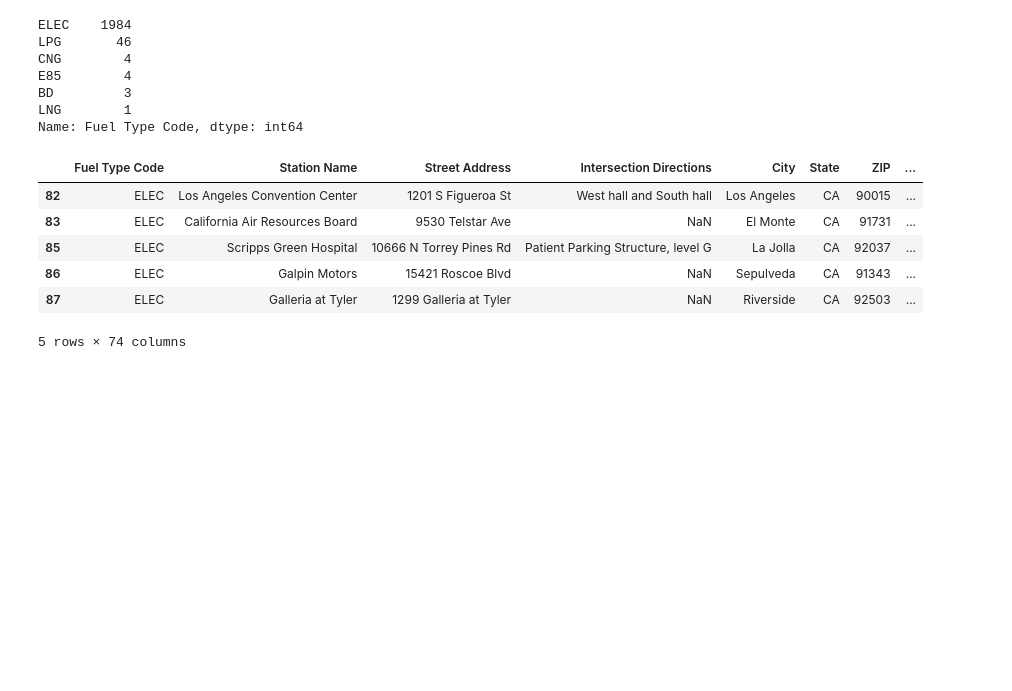
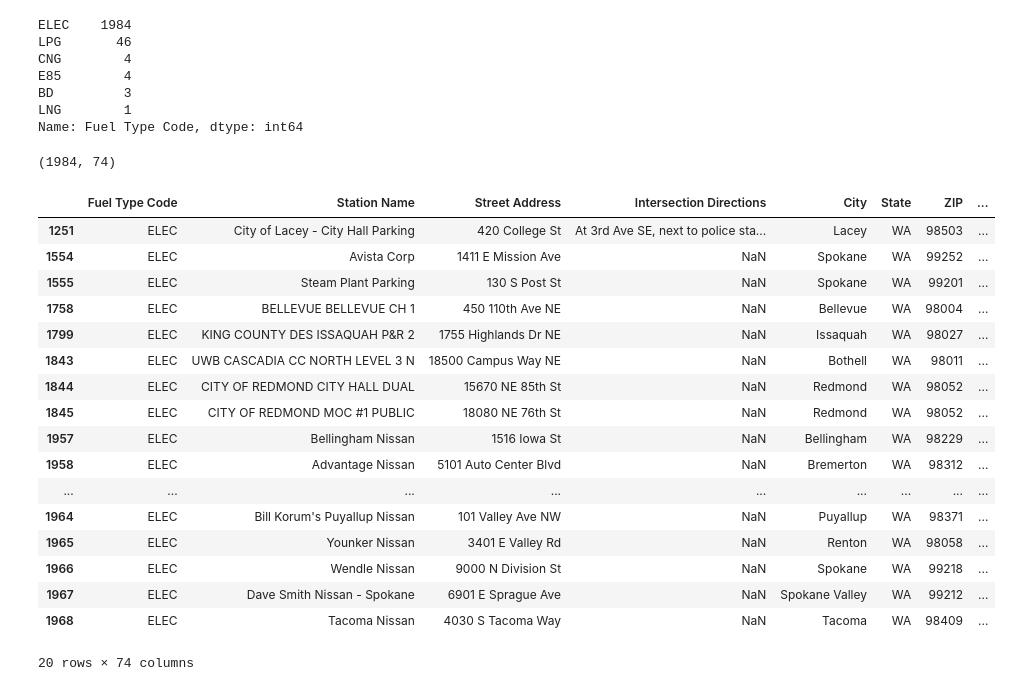
Before and after one commit to bamarasingam/BEV-growth-washington, a Jupyter notebook: EDA/fuel_station_eda.ipynb, the cells around one changed output. Cells and saved outputs as stored; diff of their text form; code cells hidden in the pictures; blank space fills up the shorter version.

```diff
--- a/EDA/fuel_station_eda.ipynb
+++ b/EDA/fuel_station_eda.ipynb
@@ -24,5 +7,5 @@ ev_pop_data.shape
 # %%
-fuel_stations = pd.read_csv('datasets/alt_fuel_stations.csv')
+fuel_stations = pd.read_csv('../../datasets/alt_fuel_stations.csv')
 #https://afdc.energy.gov/stations/#/analyze
 fuel_stations.head()
 # %% [output]
@@ -51,14 +34,29 @@ LNG        1
 Name: Fuel Type Code, dtype: int64
 # %%
 #Need to filter df to only include ELEC for Fuel Type Code
-df = fuel_stations[fuel_stations['Fuel Type Code'] == 'ELEC']
+df = df[df['Fuel Type Code'] == 'ELEC']
 # %%
-df.head()
+df.shape
 # %% [output]
-|  | Fuel Type Code | Station Name | Street Address | Intersection Directions | City | State | ZIP | ... |
-| 82 | ELEC | Los Angeles Convention Center | 1201 S Figueroa St | West hall and South hall | Los Angeles | CA | 90015 | ... |
-| 83 | ELEC | California Air Resources Board | 9530 Telstar Ave | NaN | El Monte | CA | 91731 | ... |
-| 85 | ELEC | Scripps Green Hospital | 10666 N Torrey Pines Rd | Patient Parking Structure, level G | La Jolla | CA | 92037 | ... |
-| 86 | ELEC | Galpin Motors | 15421 Roscoe Blvd | NaN | Sepulveda | CA | 91343 | ... |
-| 87 | ELEC | Galleria at Tyler | 1299 Galleria at Tyler | NaN | Riverside | CA | 92503 | ... |
-5 rows × 74 columns
+(1984, 74)
+# %%
+df.head(20)
+# %% [output]
+|  | Fuel Type Code | Station Name | Street Address | Intersection Directions | City | State | ZIP | ... |
+| 1251 | ELEC | City of Lacey - City Hall Parking | 420 College St | At 3rd Ave SE, next to police sta... | Lacey | WA | 98503 | ... |
+| 1554 | ELEC | Avista Corp | 1411 E Mission Ave | NaN | Spokane | WA | 99252 | ... |
+| 1555 | ELEC | Steam Plant Parking | 130 S Post St | NaN | Spokane | WA | 99201 | ... |
+| 1758 | ELEC | BELLEVUE BELLEVUE CH 1 | 450 110th Ave NE | NaN | Bellevue | WA | 98004 | ... |
+| 1799 | ELEC | KING COUNTY DES ISSAQUAH P&R 2 | 1755 Highlands Dr NE | NaN | Issaquah | WA | 98027 | ... |
+| 1843 | ELEC | UWB CASCADIA CC NORTH LEVEL 3 N | 18500 Campus Way NE | NaN | Bothell | WA | 98011 | ... |
+| 1844 | ELEC | CITY OF REDMOND CITY HALL DUAL | 15670 NE 85th St | NaN | Redmond | WA | 98052 | ... |
+| 1845 | ELEC | CITY OF REDMOND MOC #1 PUBLIC | 18080 NE 76th St | NaN | Redmond | WA | 98052 | ... |
+| 1957 | ELEC | Bellingham Nissan | 1516 Iowa St | NaN | Bellingham | WA | 98229 | ... |
+| 1958 | ELEC | Advantage Nissan | 5101 Auto Center Blvd | NaN | Bremerton | WA | 98312 | ... |
+| ... | ... | ... | ... | ... | ... | ... | ... | ... |
+| 1964 | ELEC | Bill Korum's Puyallup Nissan | 101 Valley Ave NW | NaN | Puyallup | WA | 98371 | ... |
+| 1965 | ELEC | Younker Nissan | 3401 E Valley Rd | NaN | Renton | WA | 98058 | ... |
+| 1966 | ELEC | Wendle Nissan | 9000 N Division St | NaN | Spokane | WA | 99218 | ... |
+| 1967 | ELEC | Dave Smith Nissan - Spokane | 6901 E Sprague Ave | NaN | Spokane Valley | WA | 99212 | ... |
+| 1968 | ELEC | Tacoma Nissan | 4030 S Tacoma Way | NaN | Tacoma | WA | 98409 | ... |
+20 rows × 74 columns
```
Also changed, not shown: parts of 4 cells of this notebook, 1 other file.
